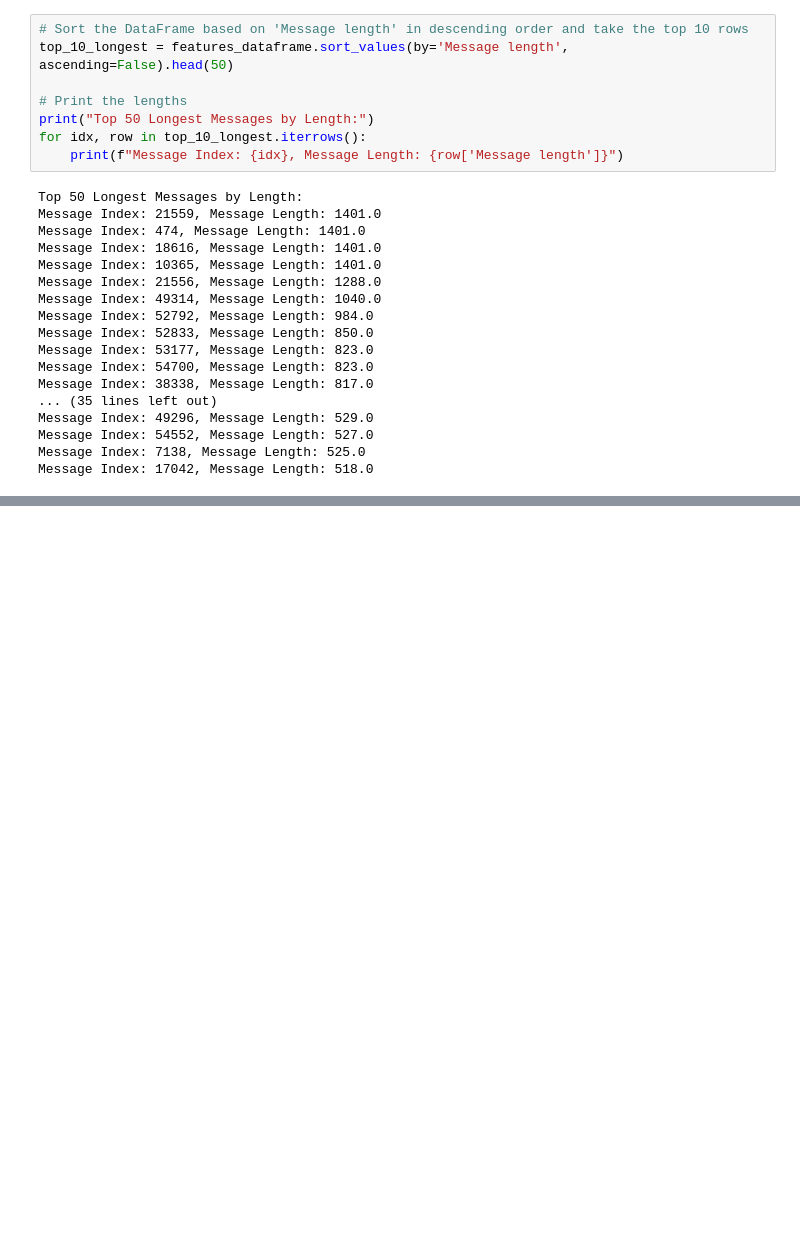
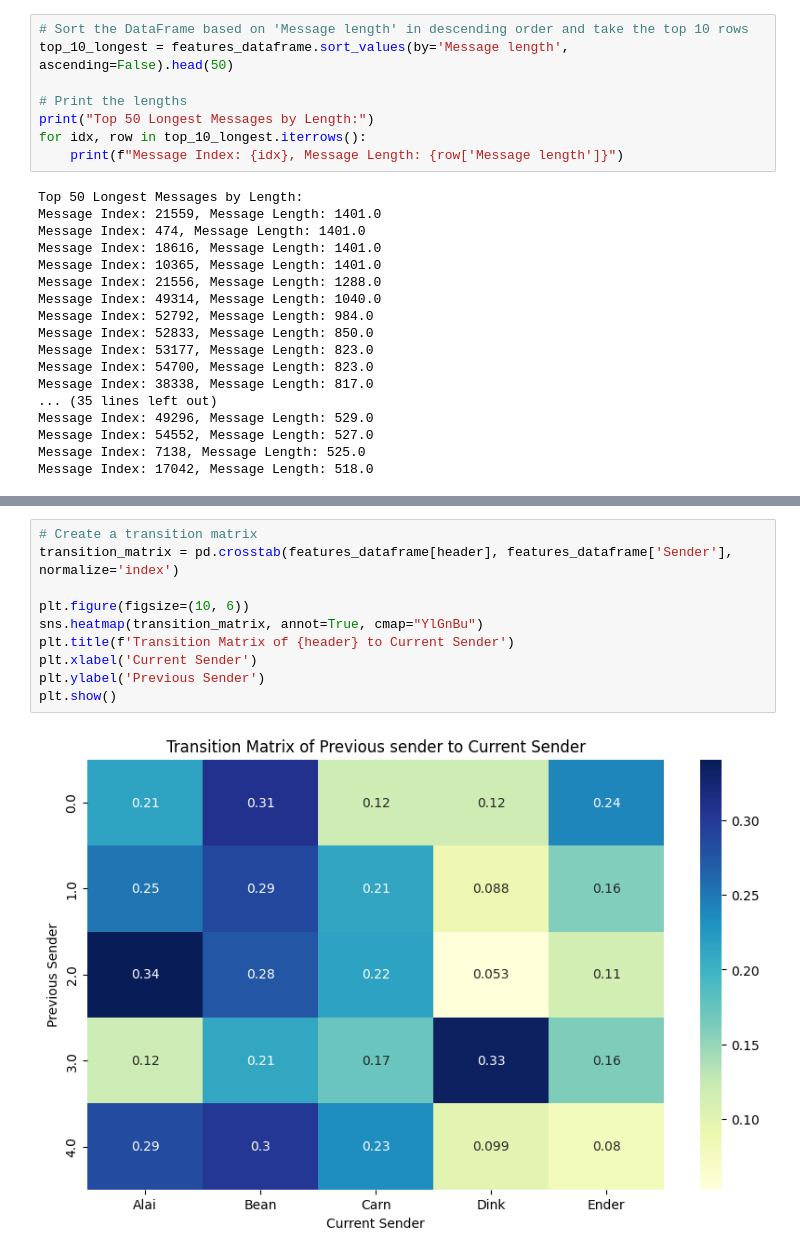
Before and after one commit to BrysonL/groupchat-classification, a Jupyter notebook: FeatureExtraction.ipynb, the cells around one changed output, grey strips where cells are left out. Drawn from its saved outputs; the diff is of its cells as text; blank space fills up the shorter version.

```diff
--- a/FeatureExtraction.ipynb
+++ b/FeatureExtraction.ipynb
@@ -120,0 +283,12 @@ f09f87b0
+# %%
+# Create a transition matrix
+transition_matrix = pd.crosstab(features_dataframe[header], features_dataframe['Sender'], normalize='index')
+
+plt.figure(figsize=(10, 6))
+sns.heatmap(transition_matrix, annot=True, cmap="YlGnBu")
+plt.title(f'Transition Matrix of {header} to Current Sender')
+plt.xlabel('Current Sender')
+plt.ylabel('Previous Sender')
+plt.show()
+# %% [output]
+[figure, added]
```
Also changed, not shown: parts of 10 cells of this notebook, 9 other files.
